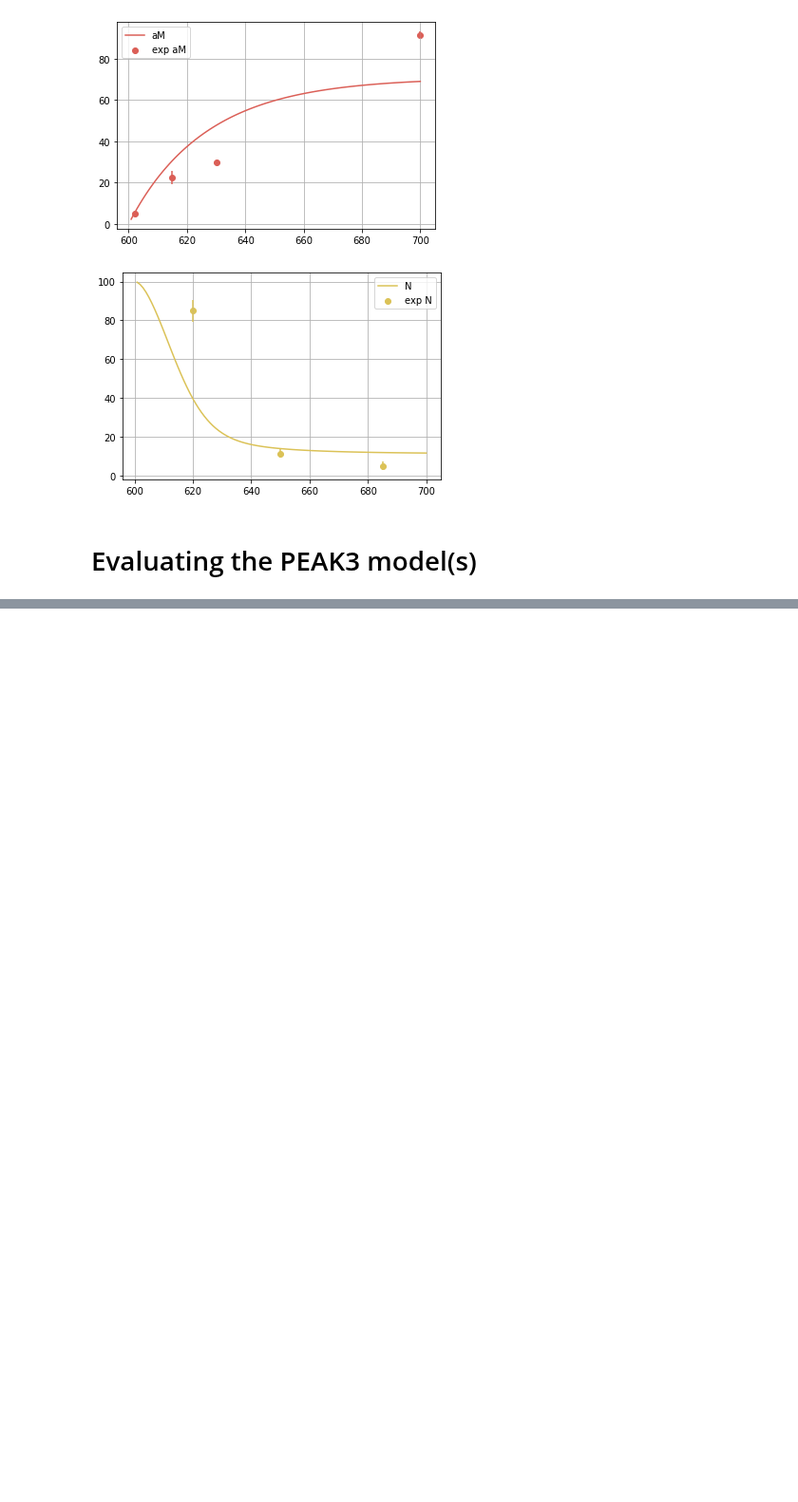
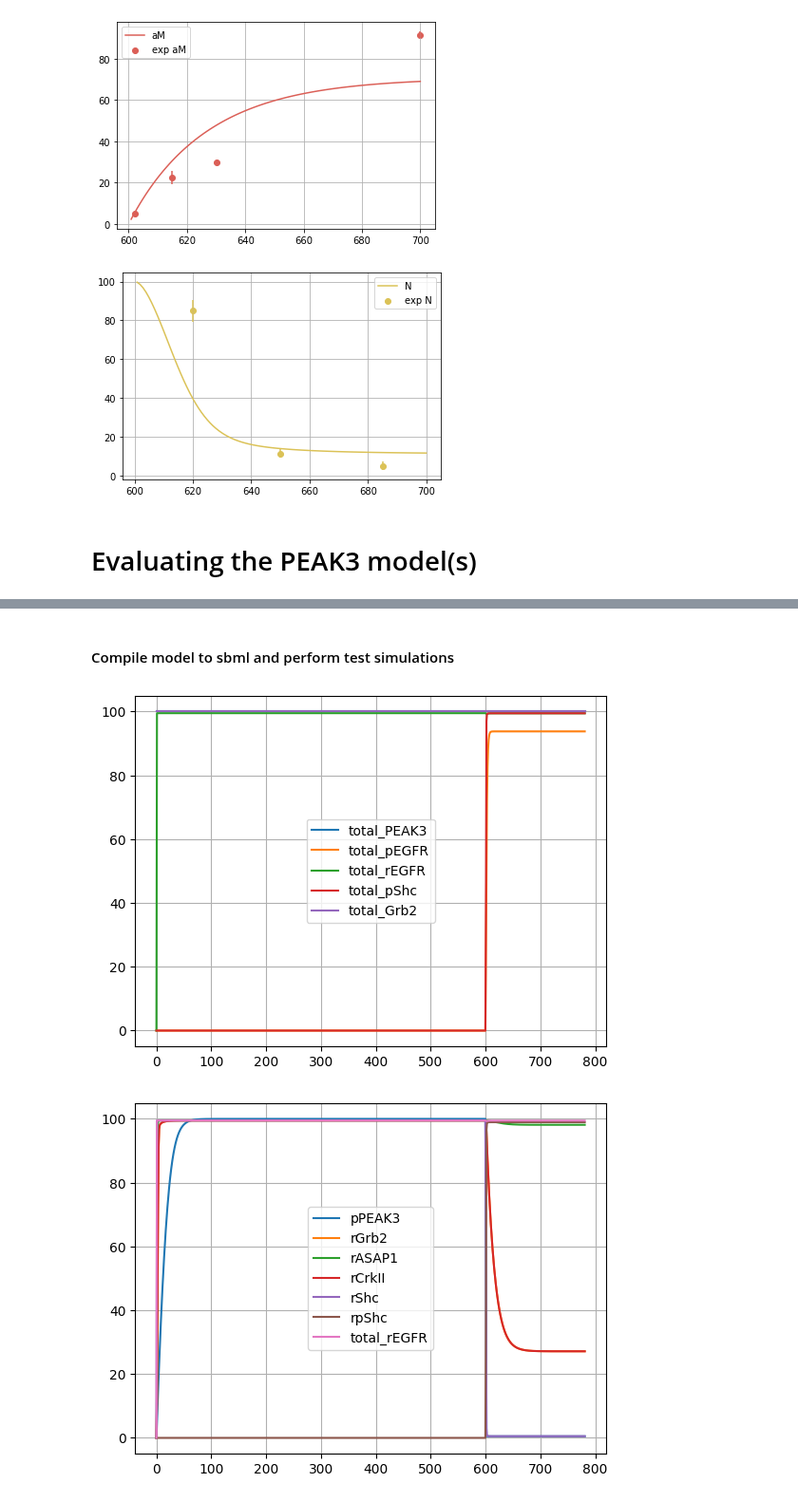
Before and after one commit to AnEvilBurrito/new-peak-project, a Jupyter notebook: src/parameter_estimation.ipynb, the cells around one changed output, grey strips where cells are left out. Shown at 95% size. Cells and saved outputs as stored; diff of their text form; code cells hidden in the pictures; blank space fills up the shorter version.

```diff
--- a/src/parameter_estimation.ipynb
+++ b/src/parameter_estimation.ipynb
@@ -969,3 +969,12 @@ for i,s in enumerate(exp_states):
 [figure]
 # %% [markdown]
 # Evaluating the PEAK3 model(s)
+# %%
+### Global Variables
+
+# Global Variables for the model
+stim_time = 601
+stim_value = 8.33
+global_sim_time = stim_time + 180
+colours = ['#db5f57', '#dbc257', '#91db57', '#57db80',
+           '#57d3db', '#5770db', '#a157db', '#db57b2']
@@ -971,0 +983,9 @@ for i,s in enumerate(exp_states):
+# %%
+### Here, we use pickle to import pre-constructed peak3 models from model_construction.ipynb
+import pickle
+from models.ModelBuilder import ModelBuilder
+
+peak3_model: ModelBuilder = pickle.load(open('models\\peak3\\peak3_model.pkl', 'rb'))
+
+print(peak3_model.head())
+# print(peak3_model.get_antimony_model())
@@ -971,0 +1000,34 @@ for i,s in enumerate(exp_states):
+# %% [markdown]
+#### Compile model to sbml and perform test simulations
+# %%
+import roadrunner
+import matplotlib.pyplot as plt
+
+sbml = peak3_model.get_sbml_model()
+rr = roadrunner.RoadRunner(sbml)
+
+states = peak3_model.get_all_variables_keys()
+custom_states = peak3_model.get_custom_variable_keys()
+sim_states = ['time'] + states
+res = rr.simulate(0, global_sim_time, global_sim_time, selections=sim_states)
+
+states_no_egf = [s for s in custom_states if s != 'egf']
+observable_states = ['pPEAK3', 'rGrb2', 'rASAP1',
+                     'rCrkII', 'rShc', 'rpShc', 'total_rEGFR']
+
+for state in states_no_egf:
+    plt.plot(res['time'], res[f'{state}'], label=state)
+
+plt.legend()
+plt.grid()
+plt.show()
+
+for state in observable_states:
+    plt.plot(res['time'], res[f'{state}'], label=state)
+
+plt.legend()
+plt.grid()
+plt.show()
+# %% [output]
+[figure, added]
+[figure, added]
```
Also changed, not shown: parts of 11 cells of this notebook, 5 other files.
